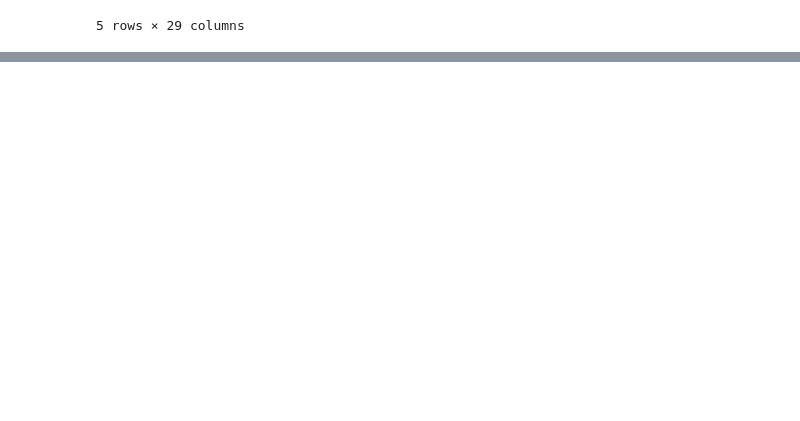
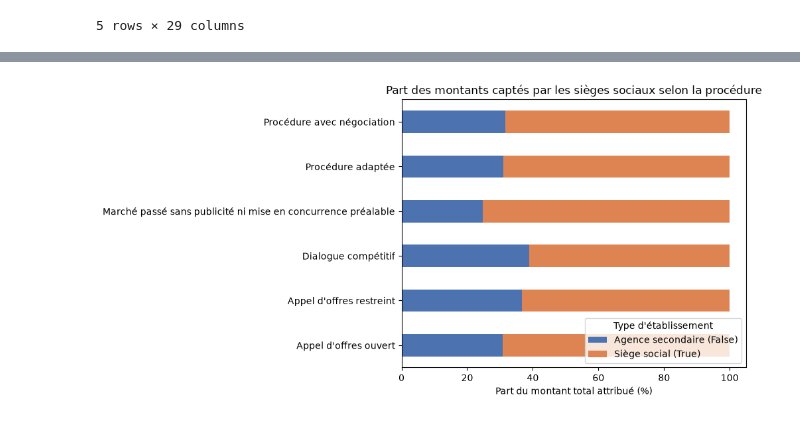
Before and after one commit to Glemesre/2A-Python-pour-la-data-science, a Jupyter notebook: main.ipynb, the cells around one changed output, grey strips where cells are left out. Drawn from its saved outputs; the diff is of its cells as text; code cells hidden in the pictures; blank space fills up the shorter version.

```diff
--- a/main.ipynb
+++ b/main.ipynb
@@ -497,0 +528,29 @@ fig.show()
+# %%
+# Map INSEE employee codes to readable labels
+effectif_labels = {
+    "NN": "0 salarié / Non renseigné", "00": "0 salarié",
+    "01": "1-2 sal.", "02": "3-5 sal.", "03": "6-9 sal.",
+    "11": "10-19 sal.", "12": "20-49 sal.", "21": "50-99 sal.",
+    "22": "100-199 sal.", "31": "200-249 sal.", "32": "250-499 sal.",
+    "41": "500-999 sal.", "42": "1000-1999 sal.", "51": "2000-4999 sal.", "52": "5000+ sal."
+}
+df_matched["taille_etab"] = df_matched["trancheEffectifsEtablissement"].map(effectif_labels)
+
+# Compare share of contract VOLUME (€) vs. share of contract COUNT by procedure
+ct_volume = pd.crosstab(
+    df_matched["procedure"],
+    df_matched["etablissementSiege"],
+    values=df_matched["montant_part"],
+    aggfunc="sum",
+    normalize="index"
+) * 100
+
+ax = ct_volume.plot(kind="barh", stacked=True, figsize=(10, 5), color=["#4c72b0", "#dd8452"])
+ax.set_xlabel("Part du montant total attribué (%)")
+ax.set_ylabel("")
+ax.legend(["Agence secondaire (False)", "Siège social (True)"], title="Type d'établissement", loc="lower right")
+ax.set_title("Part des montants captés par les sièges sociaux selon la procédure")
+plt.tight_layout()
+plt.show()
+# %% [output]
+[figure, added]
```
Also changed, not shown: parts of 2 cells of this notebook, 1 other file.
